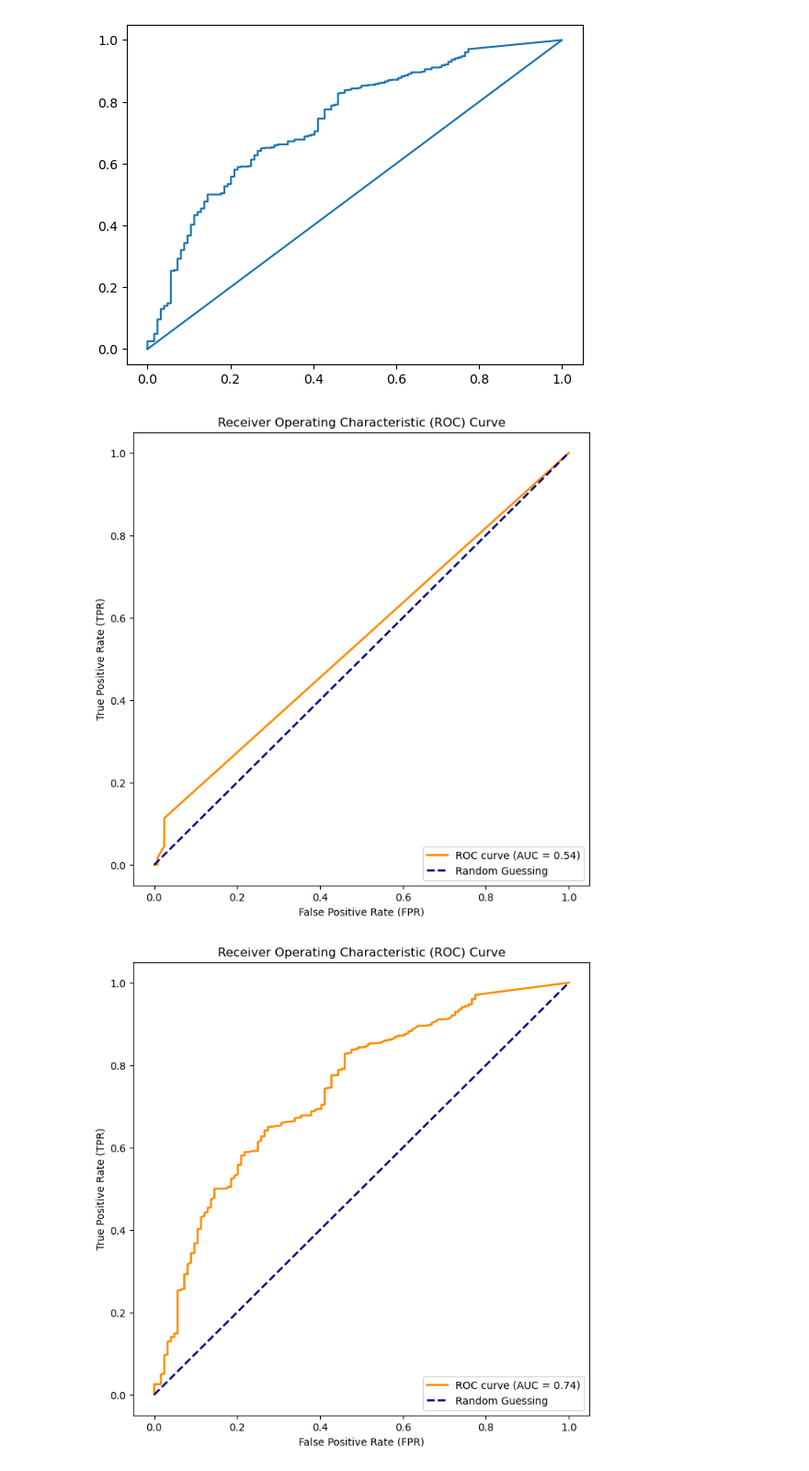
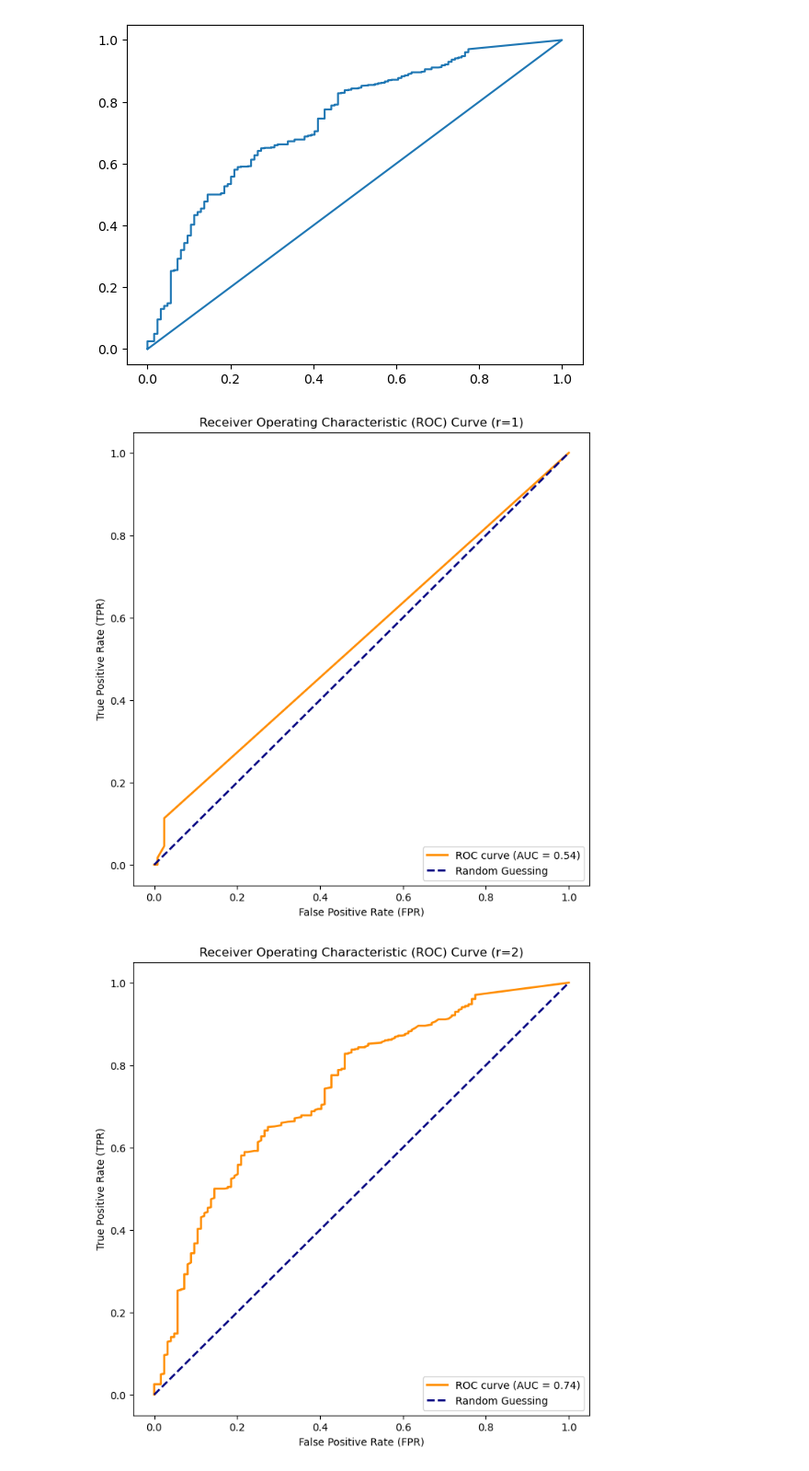
Before and after one commit to schmidtvinicius/ais, a Jupyter notebook: classifying-languages.ipynb, the cells around one changed output. Shown at 92% size. Saved outputs shown, nothing was run; the diff lists cells and outputs as text; code cells hidden in the pictures.

Commit message:
Changed some stuff on the plots

```diff
--- a/classifying-languages.ipynb
+++ b/classifying-languages.ipynb
@@ -80,33 +79,33 @@ for i in range(1,10):
     tprs = []
     fprs = []
 
     # Iterate through each score as a threshold
     for threshold in np.arange(0, 1.01, 0.0001):
 
         # Compute true positive rate (tpr) and false positive rate (fpr)
         tp = np.sum((sorted_score >= threshold) & (sorted_label == 1))
         fp = np.sum((sorted_score >= threshold) & (sorted_label == 0))
         fn = np.sum((sorted_score < threshold) & (sorted_label == 1))
         tn = np.sum((sorted_score < threshold) & (sorted_label == 0))
 
         tpr = tp / (tp + fn)
         fpr = fp / (fp + tn)
 
         tprs.append(tpr)
         fprs.append(fpr)
 
     # Calculate AUC
     roc_auc = auc(fprs, tprs)
 
     # Plot ROC curve
     plt.figure(figsize=(8, 8))
     plt.plot(fprs, tprs, color='darkorange', lw=2, label=f'ROC curve (AUC = {roc_auc:.2f})')
     plt.plot([0, 1], [0, 1], color='navy', lw=2, linestyle='--', label='Random Guessing')
     plt.xlabel('False Positive Rate (FPR)')
     plt.ylabel('True Positive Rate (TPR)')
-    plt.title('Receiver Operating Characteristic (ROC) Curve')
+    plt.title(f'Receiver Operating Characteristic (ROC) Curve (r={i})')
     plt.legend(loc='lower right')
     plt.show()
 # %% [output]
-[figure, old version]
+[figure, new version]
-[figure, old version]
+[figure, new version]
```
Also changed, not shown: parts of 4 cells of this notebook.
